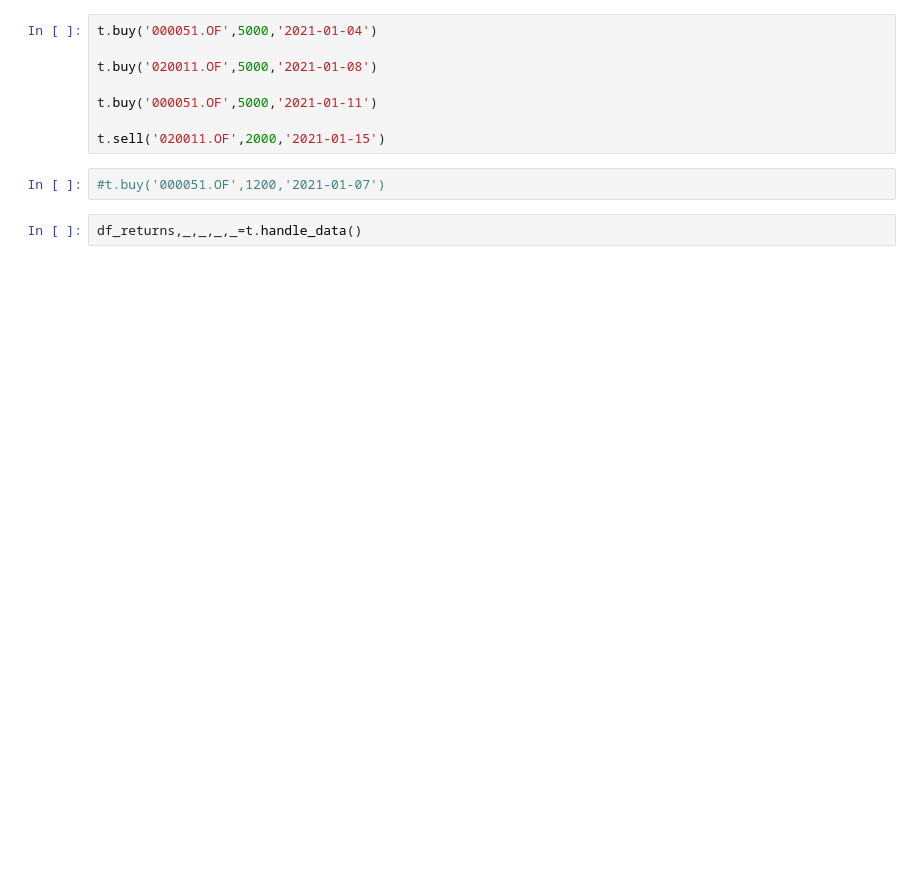
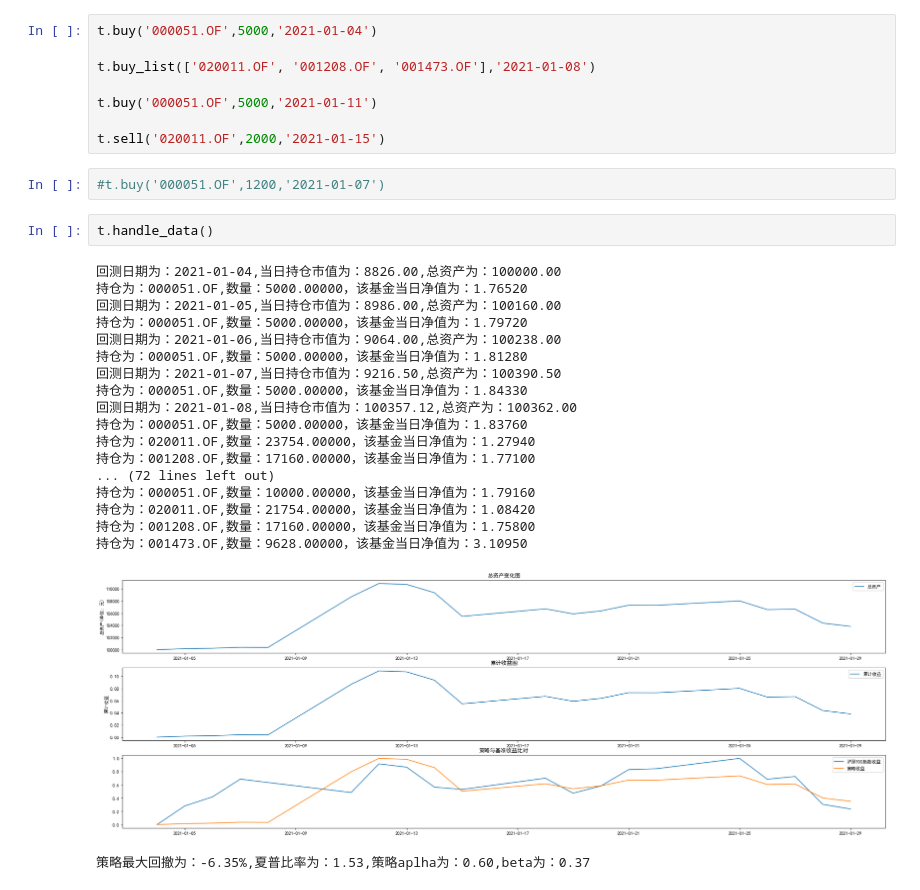
Before and after one commit to hyang1985/openFund-backtest, a Jupyter notebook: 测试用例1.ipynb, the cells around one changed output. Drawn from its saved outputs; the diff is of its cells as text; blank space fills up the shorter version.

```diff
--- a/测试用例1.ipynb
+++ b/测试用例1.ipynb
@@ -4,7 +9,7 @@ t=fund_backTest("2021-01-01", "2021-01-30",100000)
 # %%
 t.buy('000051.OF',5000,'2021-01-04')
 
-t.buy('020011.OF',5000,'2021-01-08')
+t.buy_list(['020011.OF', '001208.OF', '001473.OF'],'2021-01-08')
 
 t.buy('000051.OF',5000,'2021-01-11')
 
@@ -12,4 +17,24 @@ t.sell('020011.OF',2000,'2021-01-15')
 # %%
 #t.buy('000051.OF',1200,'2021-01-07')
 # %%
-df_returns,_,_,_,_=t.handle_data()
+t.handle_data()
+# %% [output]
+回测日期为：2021-01-04,当日持仓市值为：8826.00,总资产为：100000.00
+持仓为：000051.OF,数量：5000.00000，该基金当日净值为：1.76520
+回测日期为：2021-01-05,当日持仓市值为：8986.00,总资产为：100160.00
+持仓为：000051.OF,数量：5000.00000，该基金当日净值为：1.79720
+回测日期为：2021-01-06,当日持仓市值为：9064.00,总资产为：100238.00
+持仓为：000051.OF,数量：5000.00000，该基金当日净值为：1.81280
+回测日期为：2021-01-07,当日持仓市值为：9216.50,总资产为：100390.50
+持仓为：000051.OF,数量：5000.00000，该基金当日净值为：1.84330
+回测日期为：2021-01-08,当日持仓市值为：100357.12,总资产为：100362.00
+持仓为：000051.OF,数量：5000.00000，该基金当日净值为：1.83760
+持仓为：020011.OF,数量：23754.00000，该基金当日净值为：1.27940
+持仓为：001208.OF,数量：17160.00000，该基金当日净值为：1.77100
+... (72 lines left out)
+持仓为：000051.OF,数量：10000.00000，该基金当日净值为：1.79160
+持仓为：020011.OF,数量：21754.00000，该基金当日净值为：1.08420
+持仓为：001208.OF,数量：17160.00000，该基金当日净值为：1.75800
+持仓为：001473.OF,数量：9628.00000，该基金当日净值为：3.10950
+[figure, added]
+策略最大回撤为：-6.35%,夏普比率为：1.53,策略aplha为：0.60,beta为：0.37
```
Also changed, not shown: parts of 6 cells of this notebook, 2 other files.
